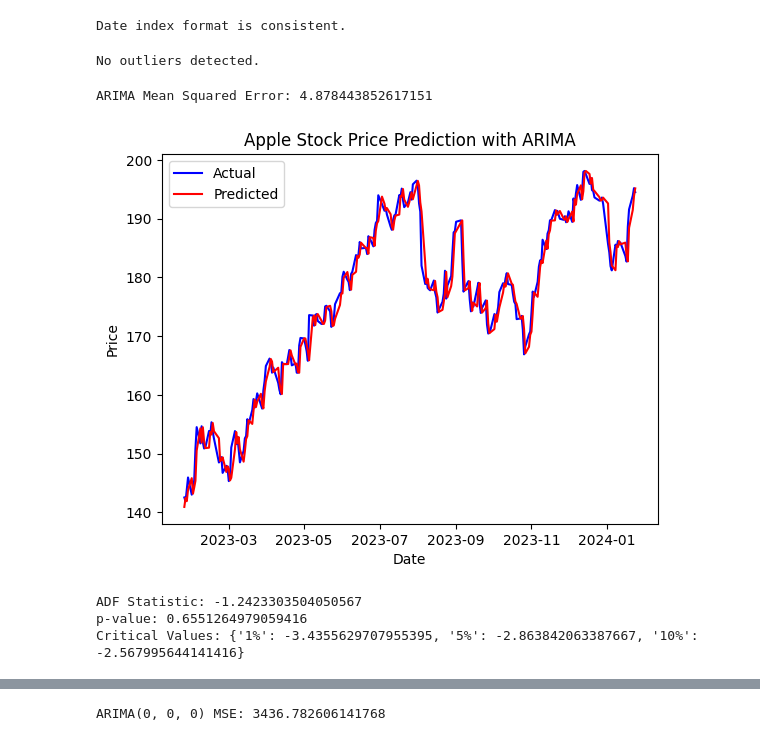
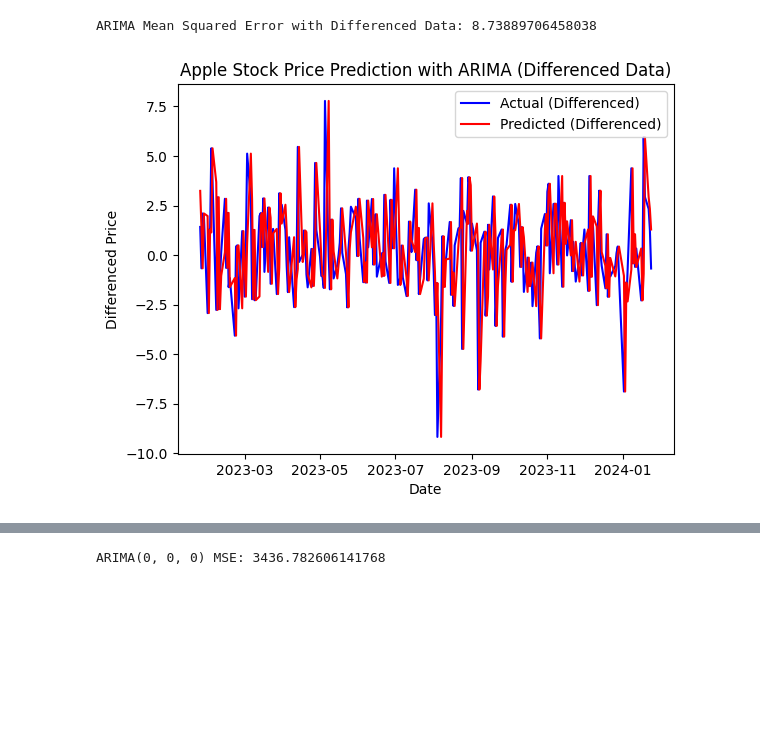
Before and after one commit to AnishBehera05/Predictive_analysis, a Jupyter notebook: Predicting_Apple_Stock_Prices_with_ARIMA.ipynb, the cells around one changed output, grey strips where cells are left out. Drawn from its saved outputs; the diff is of its cells as text; code cells hidden in the pictures; blank space fills up the shorter version.

```diff
--- a/Predicting_Apple_Stock_Prices_with_ARIMA.ipynb
+++ b/Predicting_Apple_Stock_Prices_with_ARIMA.ipynb
@@ -48,89 +111,52 @@ No duplicate dates found in the data.
-# %%
-# Check for consistency in date index
-date_index_consistency = (data.index == pd.to_datetime(data.index)).all()
-if not date_index_consistency:
-    print("Inconsistent date index format found in the data.")
-else:
-    print("Date index format is consistent.")
-# %% [output]
-Date index format is consistent.
-# %%
-# Calculate Z-score for each data point in the 'Close' column
-data['Close_Zscore'] = (data['Close'] - data['Close'].mean()) / data['Close'].std()
-
-# Define the threshold for outlier detection (usually |Z-score| > 2)
-threshold = 2
-
-# Identify outliers
-outliers = data[(data['Close_Zscore'] > threshold) | (data['Close_Zscore'] < -threshold)]
-
-# Print outliers, if any
-if not outliers.empty:
-    print("Outliers detected:")
-    print(outliers)
-else:
-    print("No outliers detected.")
-
-# Remove the 'Close_Zscore' column if no longer needed
-data.drop(columns=['Close_Zscore'], inplace=True)
-# %% [output]
-No outliers detected.
 # %%
 import numpy as np
 import pandas as pd
 import matplotlib.pyplot as plt
-from statsmodels.tsa.seasonal import seasonal_decompose
 from statsmodels.tsa.arima.model import ARIMA
 from sklearn.metrics import mean_squared_error
 from sklearn.model_selection import train_test_split
 from statsmodels.tsa.stattools import adfuller
 
 # Load Apple stock price data
 data = pd.read_csv('data.csv')
 data['Date'] = pd.to_datetime(data['Date'])
 data.set_index('Date', inplace=True)
 
-# Split data into train and test sets
-train_size = int(len(data) * 0.8)
-train, test = data[:train_size], data[train_size:]
+# Differencing to make the data stationary
+data_diff = data['Close'].diff().dropna()
 
-# ARIMA model
-model = ARIMA(train['Close'], order=(1, 1, 0))
+# Split differenced data into train and test sets
+train_size = int(len(data_diff) * 0.8)
+train_diff, test_diff = data_diff[:train_size], data_diff[train_size:]
+
+# ARIMA model with differenced data
+model = ARIMA(train_diff, order=(0, 1, 0))
 arima_model = model.fit()
 
 # Predictions
-history = [x for x in train['Close']]
+history = [x for x in train_diff]
 predictions = []
-for t in range(len(test)):
-    model = ARIMA(history, order=(1, 1, 0))
+for t in range(len(test_diff)):
+    model = ARIMA(history, order=(0, 1, 0))
     model_fit = model.fit()
     output = model_fit.forecast()
     yhat = output[0]
     predictions.append(yhat)
-    obs = test['Close'].iloc[t]
+    obs = test_diff.iloc[t]
     history.append(obs)
 
-# Evaluate ARIMA model
-error = mean_squared_error(test['Close'], predictions)
-print('ARIMA Mean Squared Error:', error)
+# Evaluate ARIMA model with differenced data
+error = mean_squared_error(test_diff, predictions)
+print('ARIMA Mean Squared Error with Differenced Data:', error)
 
 # Visualize predictions
-plt.plot(test.index, test['Close'], color='blue', label='Actual')
-plt.plot(test.index, predictions, color='red', label='Predicted')
-plt.title('Apple Stock Price Prediction with ARIMA')
+plt.plot(test_diff.index, test_diff, color='blue', label='Actual (Differenced)')
+plt.plot(test_diff.index, predictions, color='red', label='Predicted (Differenced)')
+plt.title('Apple Stock Price Prediction with ARIMA (Differenced Data)')
 plt.xlabel('Date')
-plt.ylabel('Price')
+plt.ylabel('Differenced Price')
 plt.legend()
 plt.show()
-
-# Check for structural breaks
-adf_result = adfuller(data['Close'])
-print('ADF Statistic:', adf_result[0])
-print('p-value:', adf_result[1])
-print('Critical Values:', adf_result[4])
 # %% [output]
-ARIMA Mean Squared Error: 4.878443852617151
+ARIMA Mean Squared Error with Differenced Data: 8.73889706458038
-[figure, old version]
+[figure, new version]
-ADF Statistic: -1.2423303504050567
-p-value: 0.6551264979059416
-Critical Values: {'1%': -3.4355629707955395, '5%': -2.863842063387667, '10%': -2.567995644141416}
```
Also changed, not shown: parts of 14 cells of this notebook.
